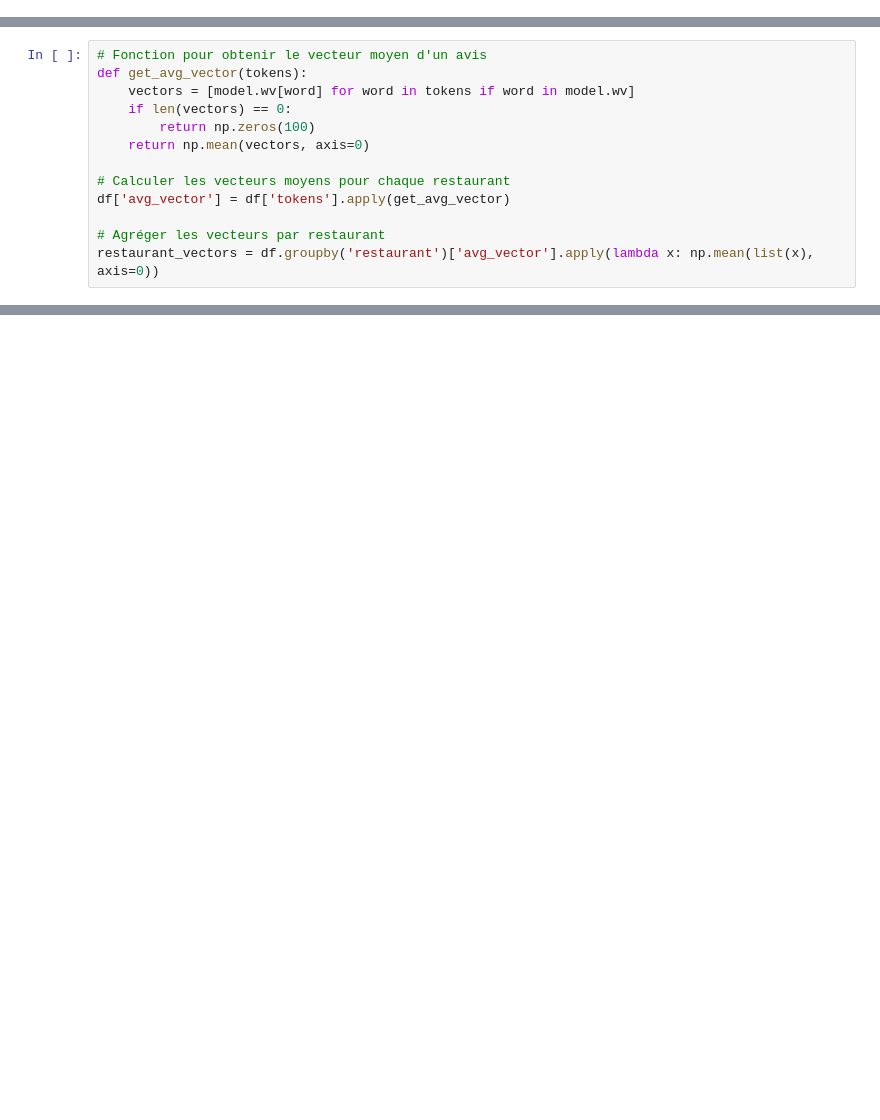
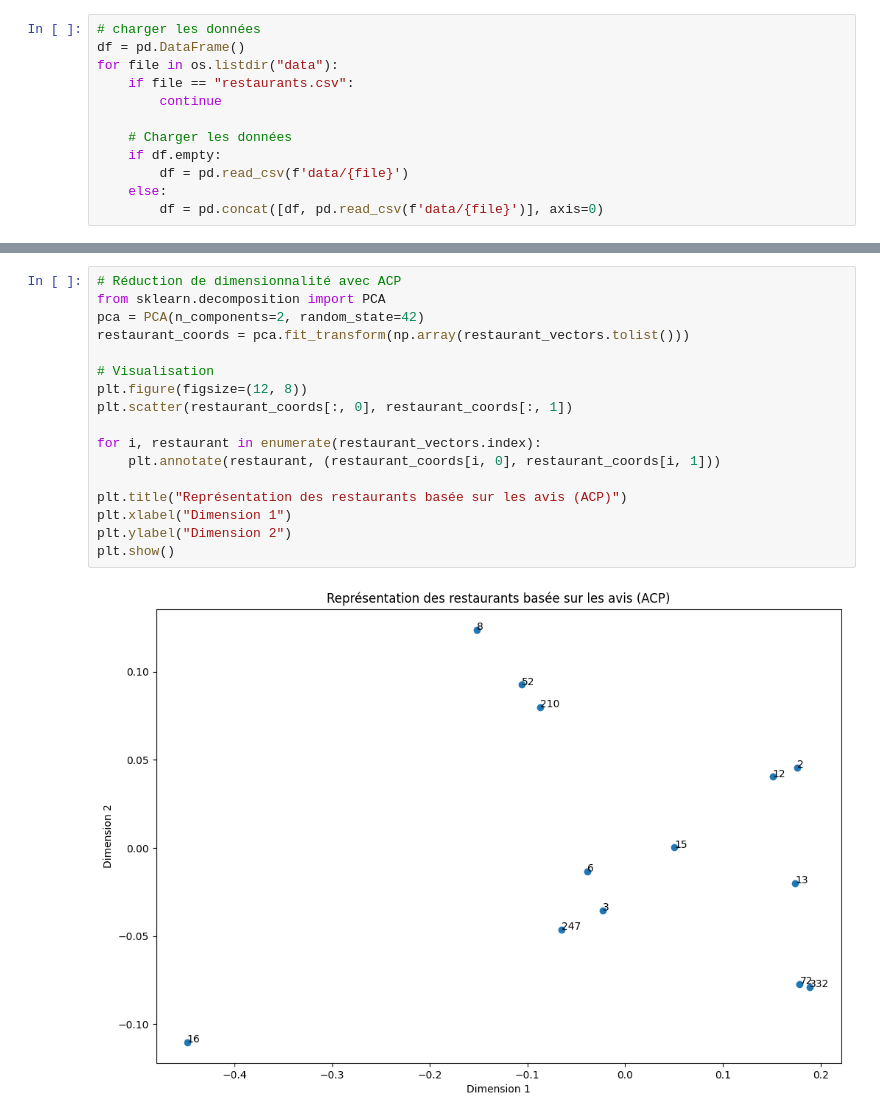
Before and after one commit to Cyr-CK/NLP-TripAdvisor, a Jupyter notebook: Wor2Vec.ipynb, the cells around one changed output, grey strips where cells are left out. Cells and saved outputs as stored; diff of their text form; blank space fills up the shorter version.

Commit message:
Added Word2Vec

```diff
--- a/Wor2Vec.ipynb
+++ b/Wor2Vec.ipynb
@@ -17,2 +23,14 @@ df = pd.read_csv('avis_restaurants.csv')
+# %%
+# charger les données
+df = pd.DataFrame()
+for file in os.listdir("data"):
+    if file == "restaurants.csv":
+        continue
+
+    # Charger les données
+    if df.empty:
+        df = pd.read_csv(f'data/{file}')
+    else:
+        df = pd.concat([df, pd.read_csv(f'data/{file}')], axis=0)
 # %%
 # Prétraitement des avis
@@ -23,16 +55,3 @@ model = Word2Vec(sentences=df['tokens'], vector_size=100, window=5, min_count=1,
-# %%
-# Fonction pour obtenir le vecteur moyen d'un avis
-def get_avg_vector(tokens):
-    vectors = [model.wv[word] for word in tokens if word in model.wv]
-    if len(vectors) == 0:
-        return np.zeros(100)
-    return np.mean(vectors, axis=0)
-
-# Calculer les vecteurs moyens pour chaque restaurant
-df['avg_vector'] = df['tokens'].apply(get_avg_vector)
-
-# Agréger les vecteurs par restaurant
-restaurant_vectors = df.groupby('restaurant')['avg_vector'].apply(lambda x: np.mean(list(x), axis=0))
 # %%
 # Réduction de dimensionnalité avec UMAP
 umap = UMAP(n_components=2, random_state=42)
@@ -51,0 +73,19 @@ plt.show()
+# %%
+# Réduction de dimensionnalité avec ACP
+from sklearn.decomposition import PCA
+pca = PCA(n_components=2, random_state=42)
+restaurant_coords = pca.fit_transform(np.array(restaurant_vectors.tolist()))
+
+# Visualisation
+plt.figure(figsize=(12, 8))
+plt.scatter(restaurant_coords[:, 0], restaurant_coords[:, 1])
+
+for i, restaurant in enumerate(restaurant_vectors.index):
+    plt.annotate(restaurant, (restaurant_coords[i, 0], restaurant_coords[i, 1]))
+
+plt.title("Représentation des restaurants basée sur les avis (ACP)")
+plt.xlabel("Dimension 1")
+plt.ylabel("Dimension 2")
+plt.show()
+# %% [output]
+[figure, added]
```
Also changed, not shown: parts of 5 cells of this notebook, 3 other files.
